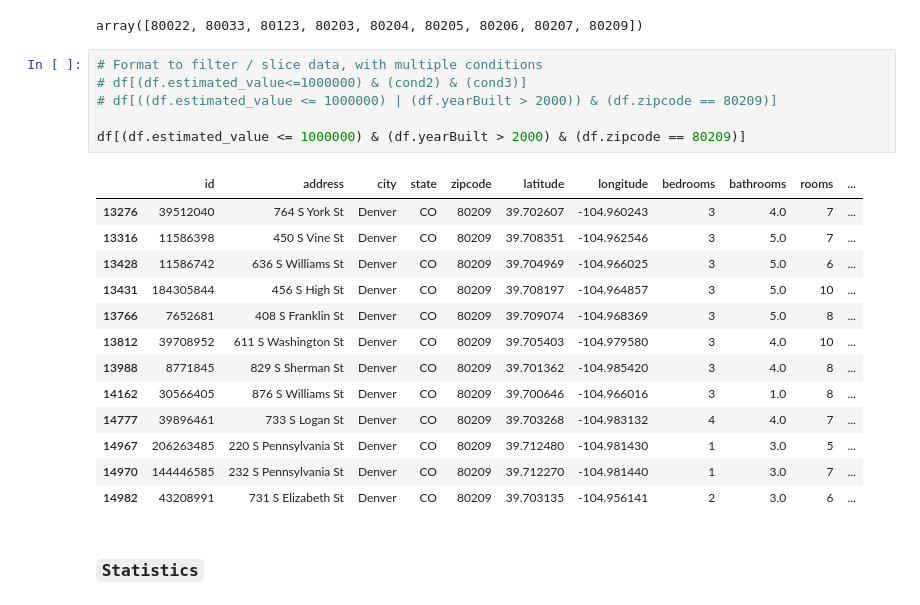
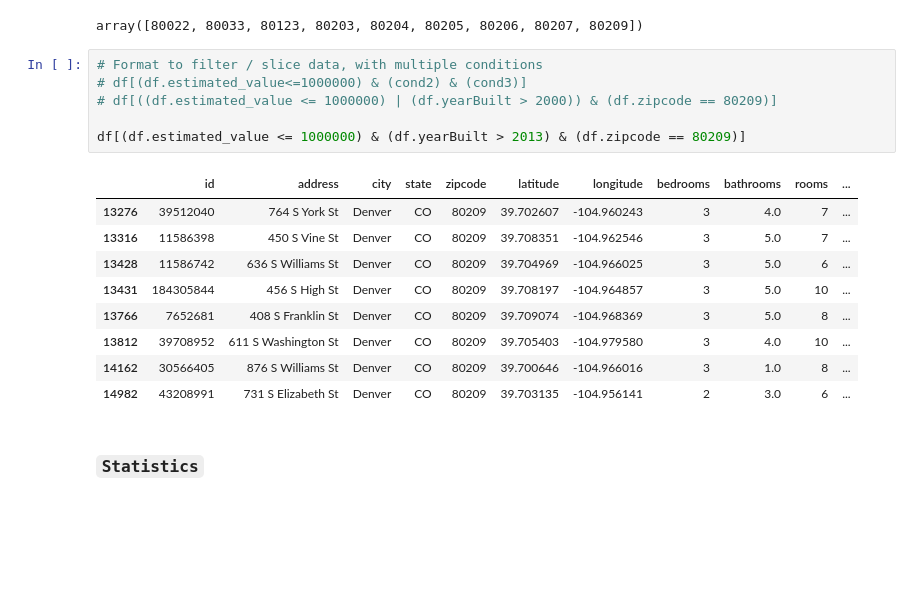
Before and after one commit to GouthamShiv/python-datascience, a Jupyter notebook: code/04-python-data-mining/01-cleaning-data.ipynb, the cells around one changed output. Saved outputs shown, nothing was run; the diff lists cells and outputs as text; blank space fills up the shorter version.

```diff
--- a/code/04-python-data-mining/01-cleaning-data.ipynb
+++ b/code/04-python-data-mining/01-cleaning-data.ipynb
@@ -192,22 +192,18 @@ array([80022, 80033, 80123, 80203, 80204, 80205, 80206, 80207, 80209])
 # %%
 # Format to filter / slice data, with multiple conditions
 # df[(df.estimated_value<=1000000) & (cond2) & (cond3)]
 # df[((df.estimated_value <= 1000000) | (df.yearBuilt > 2000)) & (df.zipcode == 80209)]
 
-df[(df.estimated_value <= 1000000) & (df.yearBuilt > 2000) & (df.zipcode == 80209)]
+df[(df.estimated_value <= 1000000) & (df.yearBuilt > 2013) & (df.zipcode == 80209)]
 # %% [output]
 |  | id | address | city | state | zipcode | latitude | longitude | bedrooms | bathrooms | rooms | ... |
 | 13276 | 39512040 | 764 S York St | Denver | CO | 80209 | 39.702607 | -104.960243 | 3 | 4.0 | 7 | ... |
 | 13316 | 11586398 | 450 S Vine St | Denver | CO | 80209 | 39.708351 | -104.962546 | 3 | 5.0 | 7 | ... |
 | 13428 | 11586742 | 636 S Williams St | Denver | CO | 80209 | 39.704969 | -104.966025 | 3 | 5.0 | 6 | ... |
 | 13431 | 184305844 | 456 S High St | Denver | CO | 80209 | 39.708197 | -104.964857 | 3 | 5.0 | 10 | ... |
 | 13766 | 7652681 | 408 S Franklin St | Denver | CO | 80209 | 39.709074 | -104.968369 | 3 | 5.0 | 8 | ... |
 | 13812 | 39708952 | 611 S Washington St | Denver | CO | 80209 | 39.705403 | -104.979580 | 3 | 4.0 | 10 | ... |
-| 13988 | 8771845 | 829 S Sherman St | Denver | CO | 80209 | 39.701362 | -104.985420 | 3 | 4.0 | 8 | ... |
 | 14162 | 30566405 | 876 S Williams St | Denver | CO | 80209 | 39.700646 | -104.966016 | 3 | 1.0 | 8 | ... |
-| 14777 | 39896461 | 733 S Logan St | Denver | CO | 80209 | 39.703268 | -104.983132 | 4 | 4.0 | 7 | ... |
-| 14967 | 206263485 | 220 S Pennsylvania St | Denver | CO | 80209 | 39.712480 | -104.981430 | 1 | 3.0 | 5 | ... |
-| 14970 | 144446585 | 232 S Pennsylvania St | Denver | CO | 80209 | 39.712270 | -104.981440 | 1 | 3.0 | 7 | ... |
 | 14982 | 43208991 | 731 S Elizabeth St | Denver | CO | 80209 | 39.703135 | -104.956141 | 2 | 3.0 | 6 | ... |
 # %% [markdown]
 ### `Statistics`
```
Also changed, not shown: parts of 22 cells of this notebook, 3 other files.
